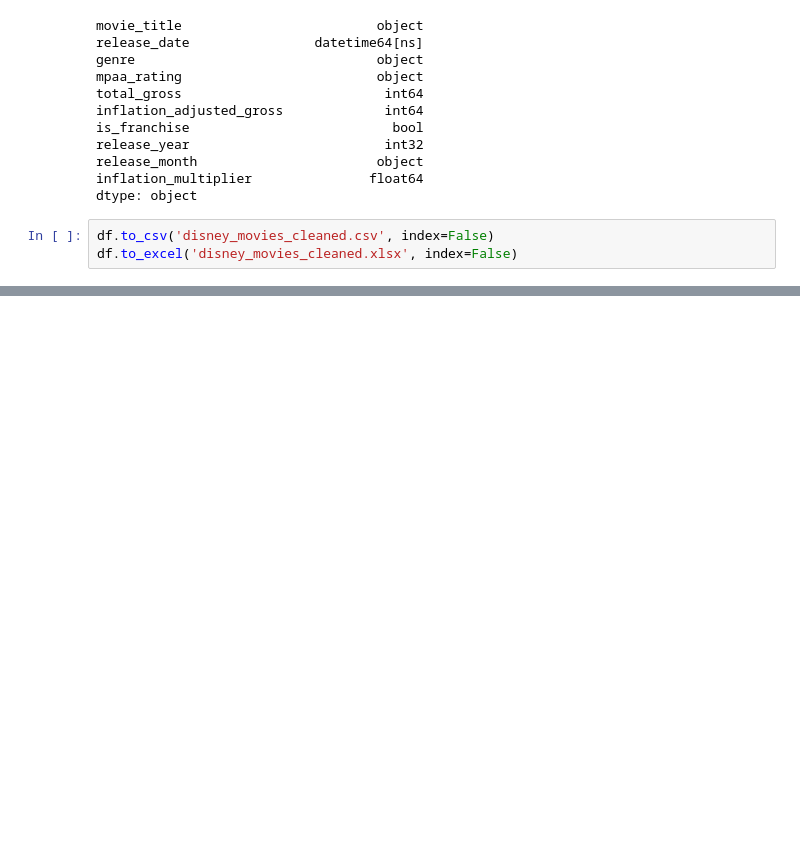
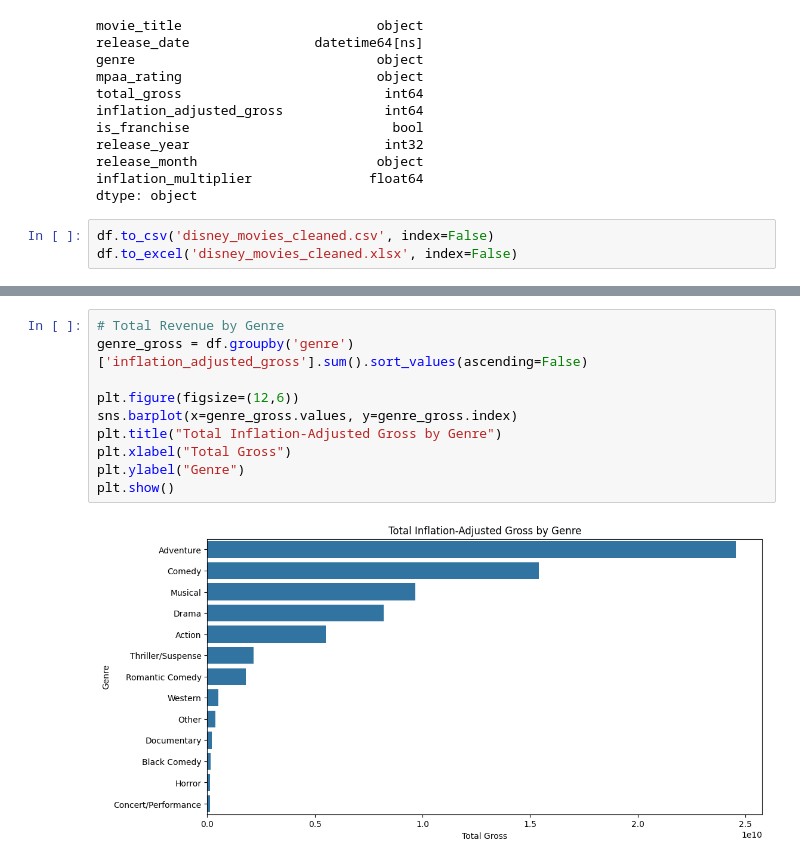
Before and after one commit to devdhruvsingh/Disney-data-analysis, a Jupyter notebook: data_preprocessing_analysis.ipynb, the cells around one changed output, grey strips where cells are left out. Cells and saved outputs as stored; diff of their text form; blank space fills up the shorter version.

```diff
--- a/data_preprocessing_analysis.ipynb
+++ b/data_preprocessing_analysis.ipynb
@@ -122,0 +134,12 @@ df.to_excel('disney_movies_cleaned.xlsx', index=False)
+# %%
+# Total Revenue by Genre
+genre_gross = df.groupby('genre')['inflation_adjusted_gross'].sum().sort_values(ascending=False)
+
+plt.figure(figsize=(12,6))
+sns.barplot(x=genre_gross.values, y=genre_gross.index)
+plt.title("Total Inflation-Adjusted Gross by Genre")
+plt.xlabel("Total Gross")
+plt.ylabel("Genre")
+plt.show()
+# %% [output]
+[figure, added]
```
Also changed, not shown: parts of 9 cells of this notebook, 1 other file.
